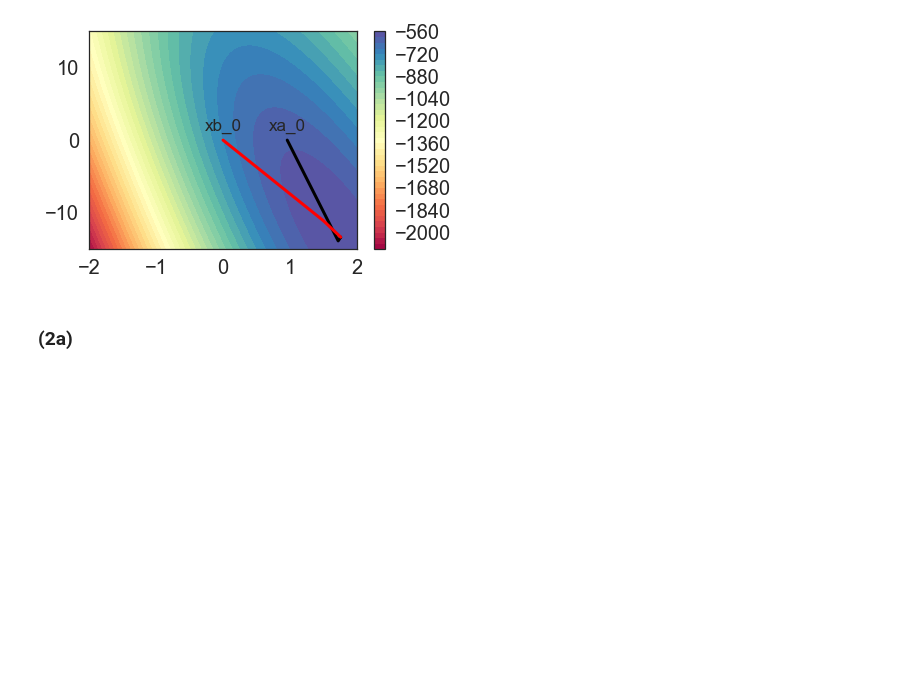
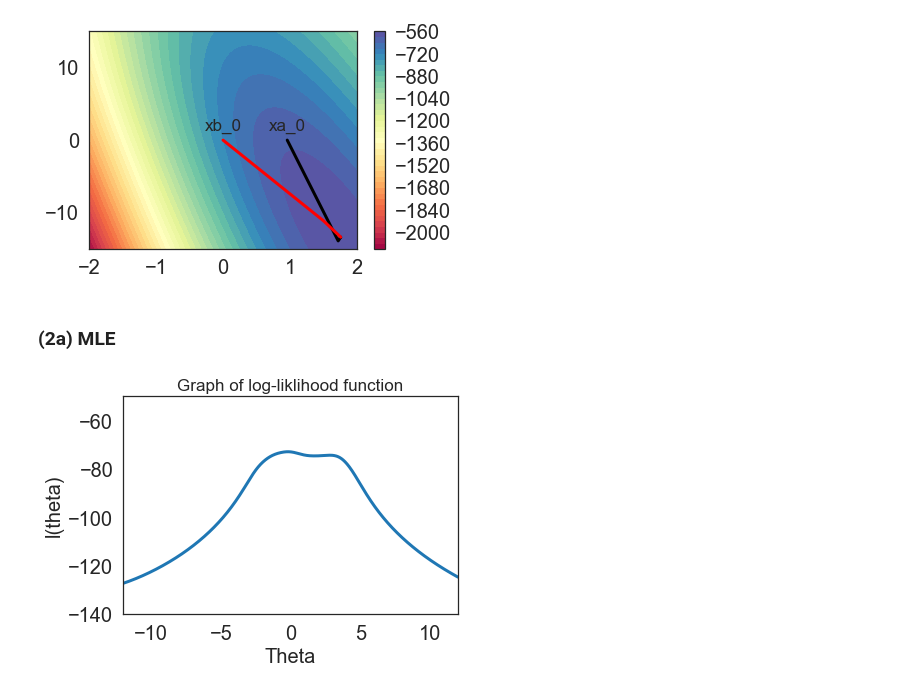
Before and after one commit to rachelsingleton/Math472, a Jupyter notebook: Singleton_HW3.ipynb, the cells around one changed output. Cells and saved outputs as stored; diff of their text form; code cells hidden in the pictures; blank space fills up the shorter version.

```diff
--- a/Singleton_HW3.ipynb
+++ b/Singleton_HW3.ipynb
@@ -143,4 +143,73 @@ plt.annotate('xb_0', (0,0),textcoords="offset points", xytext=(0,10), ha='center
 Text(0,10,'xb_0')
 [figure]
 # %% [markdown]
-### (2a)
+### (2a) MLE
+# %%
+cauchy_vals = np.asarray([1.77,-0.23,2.76,3.8,3.47,56.75,-1.34,4.24,-2.44,3.29,3.71,-2.4,4.53,-0.07,-1.05,-13.87,-2.53,-1.75,0.27,43.21])
+def log_liklihood(x,theta):
+    n = x.size
+    total = []
+    for i in range(n):
+        total.append(-np.log(1+(x[i]-theta)**2))
+
+    total = np.asarray(total)
+    total=total.sum(axis=0)
+    return total-n*np.log(np.pi)
+
+thetas = np.linspace(-12, 12, 1000)
+plt.plot(thetas,log_liklihood(cauchy_vals,thetas))
+plt.axis([-12, 12, -140, -50])
+plt.xlabel('Theta',fontsize=20)
+plt.ylabel('l(theta)',fontsize=20)
+plt.title('Graph of log-liklihood function',fontsize=17)
+plt.show()
+
+def lprime(x,theta):
+    n = x.size
+    total = []
+    for i in range(n):
+        total.append((2*(x[i]-theta))/(1+(x[i]-theta)**2))
+    total = np.asarray(total)
+    summation = total.sum(axis=0)
+    return summation
+
+def lprime_2(x,theta):
+    n = x.size
+    total = []
+    for i in range(n):
+        total.append(((-2*(theta**2-2*theta*x[i]+x[i]**2-1))/((theta**2-2*theta*x[i]+x[i]**2+1)**2)))
+    total = np.asarray(total)
+    summation = total.sum(axis=0)
+    return summation
+
+def newton_method(x,theta,tolerance,param):
+    theta_values = [theta]
+    num_iterations = 0
+    max_iterations = 2000
+
+    while((num_iterations < max_iterations) and (abs(lprime(x,theta)) > tolerance)):
+        theta = theta + (lprime(x,theta)/lprime_2(x,theta))
+        theta_values.append(theta)
+        num_iterations+=1
+
+    # Printing results
+    if(param==1):
+        if(num_iterations == max_iterations):
+            print("You reached the maximum number of iterations.")
+        else:
+            print("Number of iterations: ",num_iterations)
+        print("Final Solution: ", theta_values[num_iterations])
+    elif(param==2):
+        return theta_values[num_iterations]
+
+start_pts = np.asarray([-11,-1, 0, 1.5, 4, 4.7, 7, 8, 38])
+
+for element in start_pts:
+    print("Theta = ",element)
+    val = newton_method(cauchy_vals,element,0.000001,1)
+
+print()
+print("Mean: ",cauchy_vals.mean())
+newton_method(cauchy_vals,cauchy_vals.mean(),0.000001,1)
+# %% [output]
+[figure, added]
```
Also changed, not shown: parts of 14 cells of this notebook, 1 other file.
